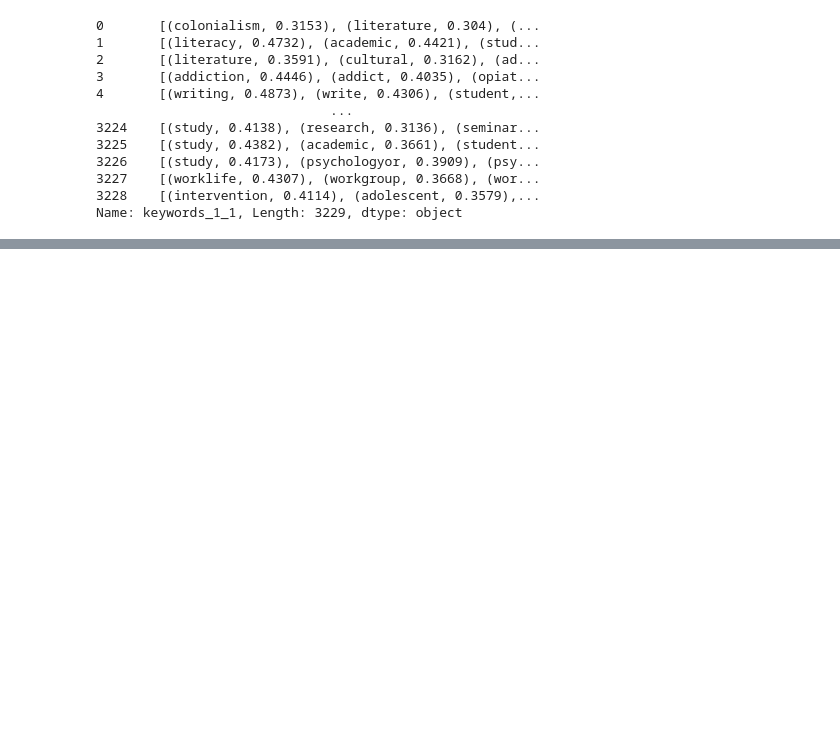
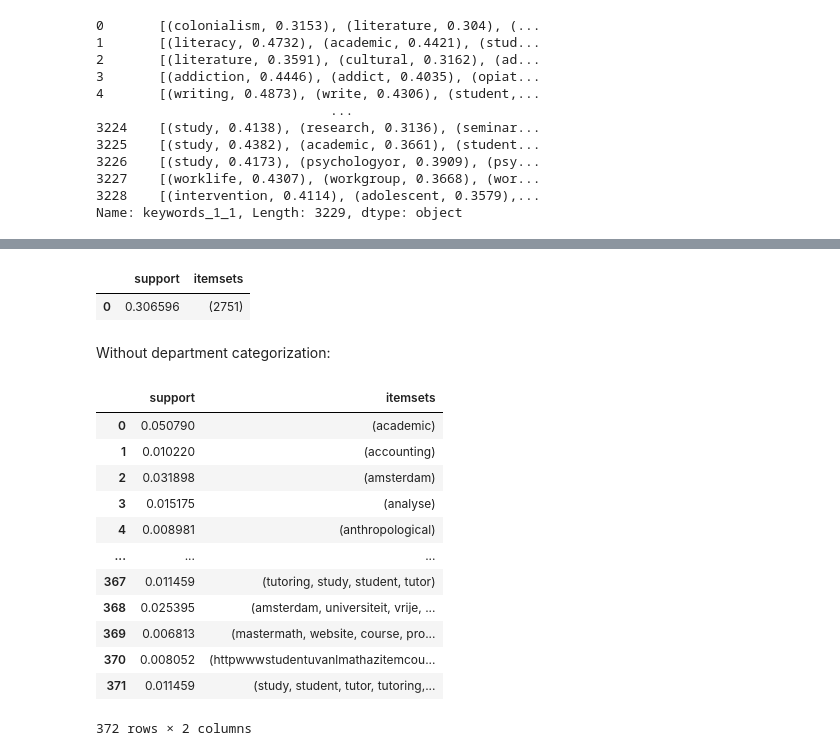
Before and after one commit to Af4rinz/dm-uva-courses, a Jupyter notebook: phase1.ipynb, the cells around one changed output, grey strips where cells are left out. Saved outputs shown, nothing was run; the diff lists cells and outputs as text; code cells hidden in the pictures; blank space fills up the shorter version.

```diff
--- a/phase1.ipynb
+++ b/phase1.ipynb
@@ -351,0 +399,25 @@ Name: keywords_1_1, Length: 3229, dtype: object
+# %%
+from mlxtend.frequent_patterns import apriori
+
+apriori(df, min_support=0.25)
+# %% [output]
+|  | support | itemsets |
+| 0 | 0.306596 | (2751) |
+# %% [markdown]
+Without department categorization:
+# %%
+apriori(df, min_support=0.005, use_colnames=True)
+# %% [output]
+|  | support | itemsets |
+| 0 | 0.050790 | (academic) |
+| 1 | 0.010220 | (accounting) |
+| 2 | 0.031898 | (amsterdam) |
+| 3 | 0.015175 | (analyse) |
+| 4 | 0.008981 | (anthropological) |
+| ... | ... | ... |
+| 367 | 0.011459 | (tutoring, study, student, tutor) |
+| 368 | 0.025395 | (amsterdam, universiteit, vrije, ... |
+| 369 | 0.006813 | (mastermath, website, course, pro... |
+| 370 | 0.008052 | (httpwwwstudentuvanlmathazitemcou... |
+| 371 | 0.011459 | (study, student, tutor, tutoring,... |
+372 rows × 2 columns
```
Also changed, not shown: parts of 10 cells of this notebook, 3 other files.
